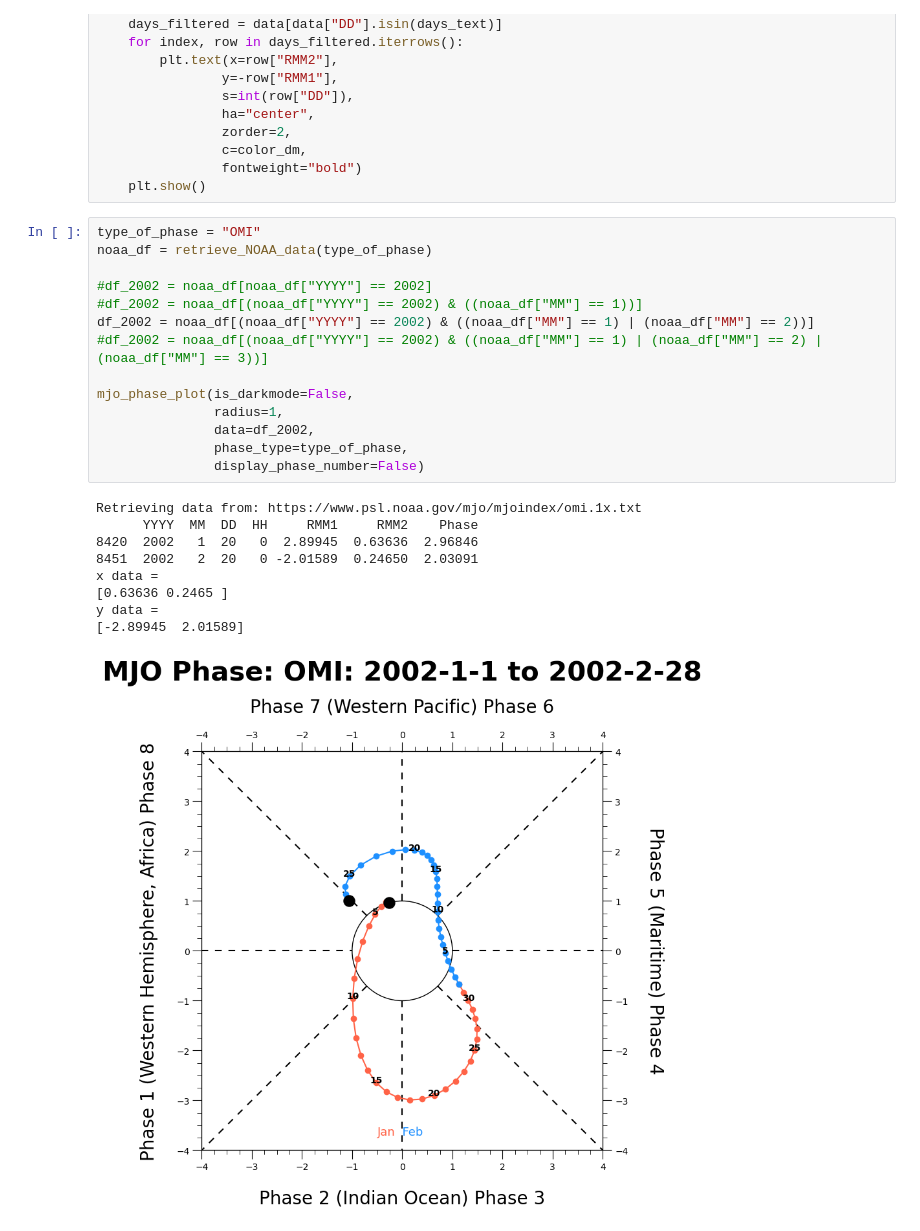
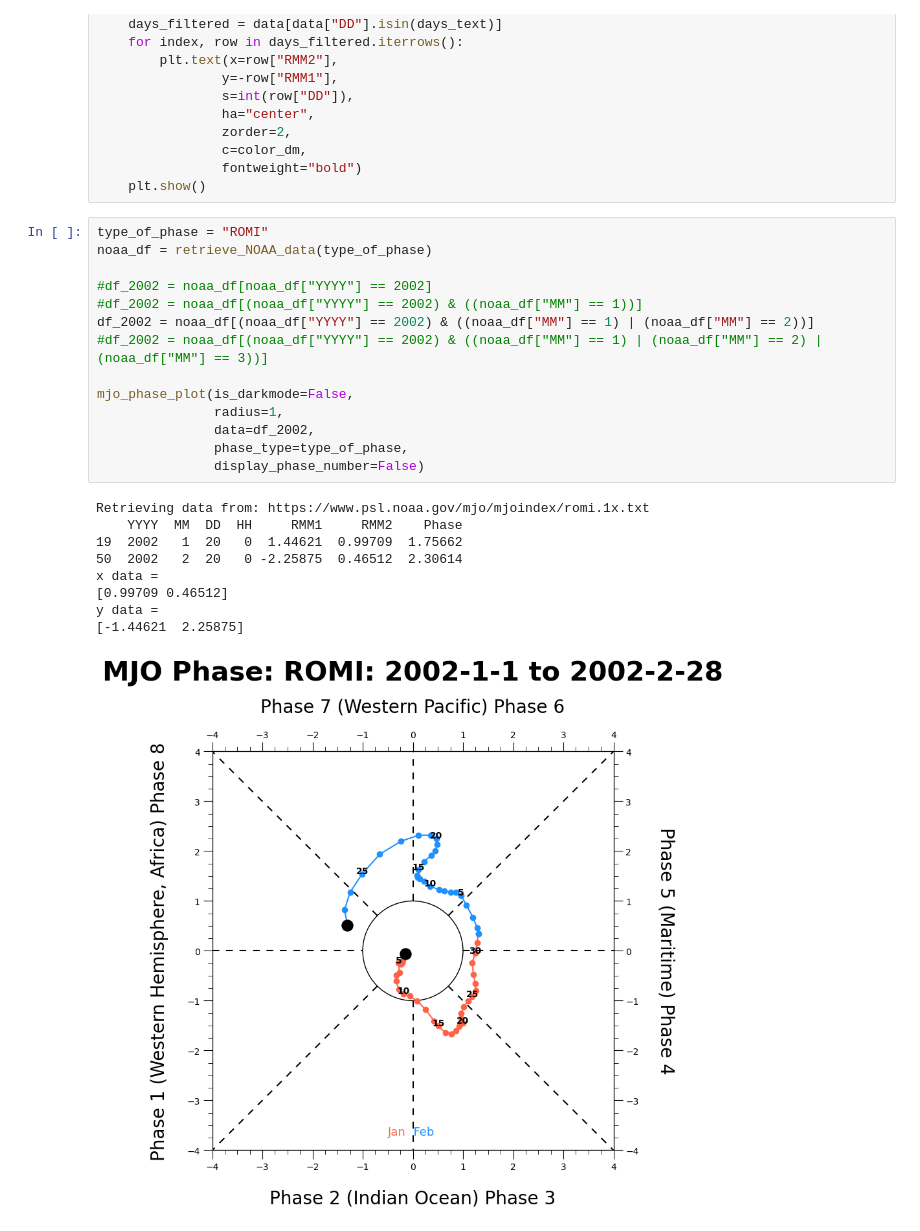
Before and after one commit to cyschneck/geocat-research, a Jupyter notebook: mjo/mjo_phase_background.ipynb, the cells around one changed output. Drawn from its saved outputs; the diff is of its cells as text.

Commit message:
romi, omi, vpm

```diff
--- a/mjo/mjo_phase_background.ipynb
+++ b/mjo/mjo_phase_background.ipynb
@@ -410,26 +410,26 @@ def mjo_phase_plot(is_darkmode=False,
                 fontweight="bold")
     plt.show()
 # %%
-type_of_phase = "OMI"
+type_of_phase = "ROMI"
 noaa_df = retrieve_NOAA_data(type_of_phase)
 
 #df_2002 = noaa_df[noaa_df["YYYY"] == 2002]
 #df_2002 = noaa_df[(noaa_df["YYYY"] == 2002) & ((noaa_df["MM"] == 1))]
 df_2002 = noaa_df[(noaa_df["YYYY"] == 2002) & ((noaa_df["MM"] == 1) | (noaa_df["MM"] == 2))]
 #df_2002 = noaa_df[(noaa_df["YYYY"] == 2002) & ((noaa_df["MM"] == 1) | (noaa_df["MM"] == 2) | (noaa_df["MM"] == 3))]
 
 mjo_phase_plot(is_darkmode=False,
                radius=1,
                data=df_2002,
                phase_type=type_of_phase,
                display_phase_number=False)
 # %% [output]
-Retrieving data from: https://www.psl.noaa.gov/mjo/mjoindex/omi.1x.txt
-      YYYY  MM  DD  HH     RMM1     RMM2    Phase
-8420  2002   1  20   0  2.89945  0.63636  2.96846
-8451  2002   2  20   0 -2.01589  0.24650  2.03091
+Retrieving data from: https://www.psl.noaa.gov/mjo/mjoindex/romi.1x.txt
+    YYYY  MM  DD  HH     RMM1     RMM2    Phase
+19  2002   1  20   0  1.44621  0.99709  1.75662
+50  2002   2  20   0 -2.25875  0.46512  2.30614
 x data =
-[0.63636 0.2465 ]
+[0.99709 0.46512]
 y data =
-[-2.89945  2.01589]
+[-1.44621  2.25875]
-[figure, old version]
+[figure, new version]
```
Also changed, not shown: parts of 2 cells of this notebook.
